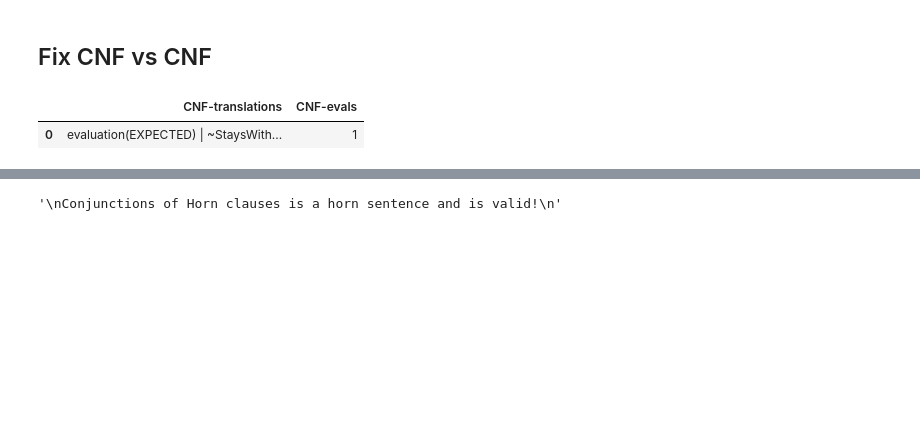
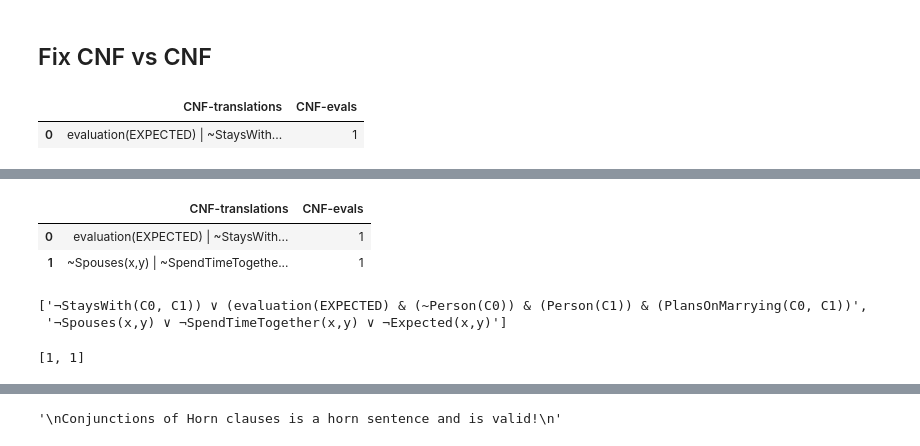
Before and after one commit to emmabjor/nl-horn-master, a Jupyter notebook: fol-horn-verifier-testing.ipynb, the cells around one changed output, grey strips where cells are left out. Drawn from its saved outputs; the diff is of its cells as text; code cells hidden in the pictures; blank space fills up the shorter version.

```diff
--- a/fol-horn-verifier-testing.ipynb
+++ b/fol-horn-verifier-testing.ipynb
@@ -369,7 +384,8 @@ def cnf_to_horn(df, cnf_col_name):
         horn_col_name (str): Name of the column to save the translations and evaluations to
         cnf_col_name (str): Name of the column to iterate through
     """
-
+    # print("cnf_to_horn with", df)
+    # print()
     cnf_formulas = list(df[f'{cnf_col_name}-translations'])
     cnf_evals = list(df[f'{cnf_col_name}-evals'])
 
@@ -377,29 +393,39 @@ def cnf_to_horn(df, cnf_col_name):
     horn_evals = []
 
     for index in range(len(cnf_formulas)):
-        if cnf_evals[index] == 1:
+        if cnf_evals[index] == 1: # Formula is valid FOL
+
             if "&" in cnf_formulas[index]: # Formula is disjunction of conjunctions
                 try:
                     formula = add_parenthesis(cnf_formulas[index])
-                    horn = ""
+                    horn_sentence = ""
+                    is_horn = True
                     for i in formula.split('&'):
-                        print(i)
-                        print(create_horn(i))
-                        if create_horn(i) is None:
+                        sub_horn = create_horn(i)
+
+                        if sub_horn is None: # One of the conjunctions is not Horn
                             horn_formulas.append('NOT HORN')
                             horn_evals.append(0)
                             print(f'CNF: {cnf_formulas[index]}\nHorn: Not Horn\n')
+                            is_horn = False
                             break
-                        else:
-                            horn += create_horn(i).strip() + " & "
-                    print(horn[:-2])
+
+                        else: # The conjunction is Horn
+                            horn_sentence += sub_horn.strip() + " & "
+
+                    if is_horn: # All conjunctions are Horn
+                        horn_formulas.append(horn_sentence[:-3])
+                        horn_evals.append(1)
+                        print(f'CNF: {cnf_formulas[index]}\nHorn: {horn_sentence[:-3]}\n')
+
                 except Exception as e: # Error in parsing
                     horn_formulas.append('ERROR')
                     horn_evals.append(-1)
                     print(f'CNF: {cnf_formulas[index]}\nHorn: {e}\n')
+
             else: # Formula is a single conjunction
                 try:
-                    res = create_horn()
+                    res = create_horn(cnf_formulas[index])
                     if res is None:
                         horn_formulas.append('NOT HORN')
                         horn_evals.append(0)
@@ -408,7 +434,8 @@ def cnf_to_horn(df, cnf_col_name):
                     else:
                         horn_formulas.append(res)
                         horn_evals.append(1)
-                        print(f'CNF: {cnf_formulas[index]}\nHorn: {joined}\n')
+                        print(f'CNF: {cnf_formulas[index]}\nHorn: {res}\n')
+
                 except Exception as e: # Error in parsing
                     horn_formulas.append('ERROR')
                     horn_evals.append(-1)
@@ -443,3 +467,18 @@ answ = cnf_to_horn(df, 'CNF')
+# %%
+horn_df
+# %% [output]
+|  | CNF-translations | CNF-evals |
+| 0 | evaluation(EXPECTED) | ~StaysWith... | 1 |
+| 1 | ~Spouses(x,y) | ~SpendTimeTogethe... | 1 |
+# %%
+horn_formulas
+# %% [output]
+['¬StaysWith(C0, C1)) ∨ (evaluation(EXPECTED) & (~Person(C0)) & (Person(C1)) & (PlansOnMarrying(C0, C1))',
+ '¬Spouses(x,y) ∨ ¬SpendTimeTogether(x,y) ∨ ¬Expected(x,y)']
+# %%
+horn_evals
+# %% [output]
+[1, 1]
 # %%
 def reformat_conjunctions(f):
     splitted_f = f.split('|')
```
Also changed, not shown: parts of 6 cells of this notebook.
